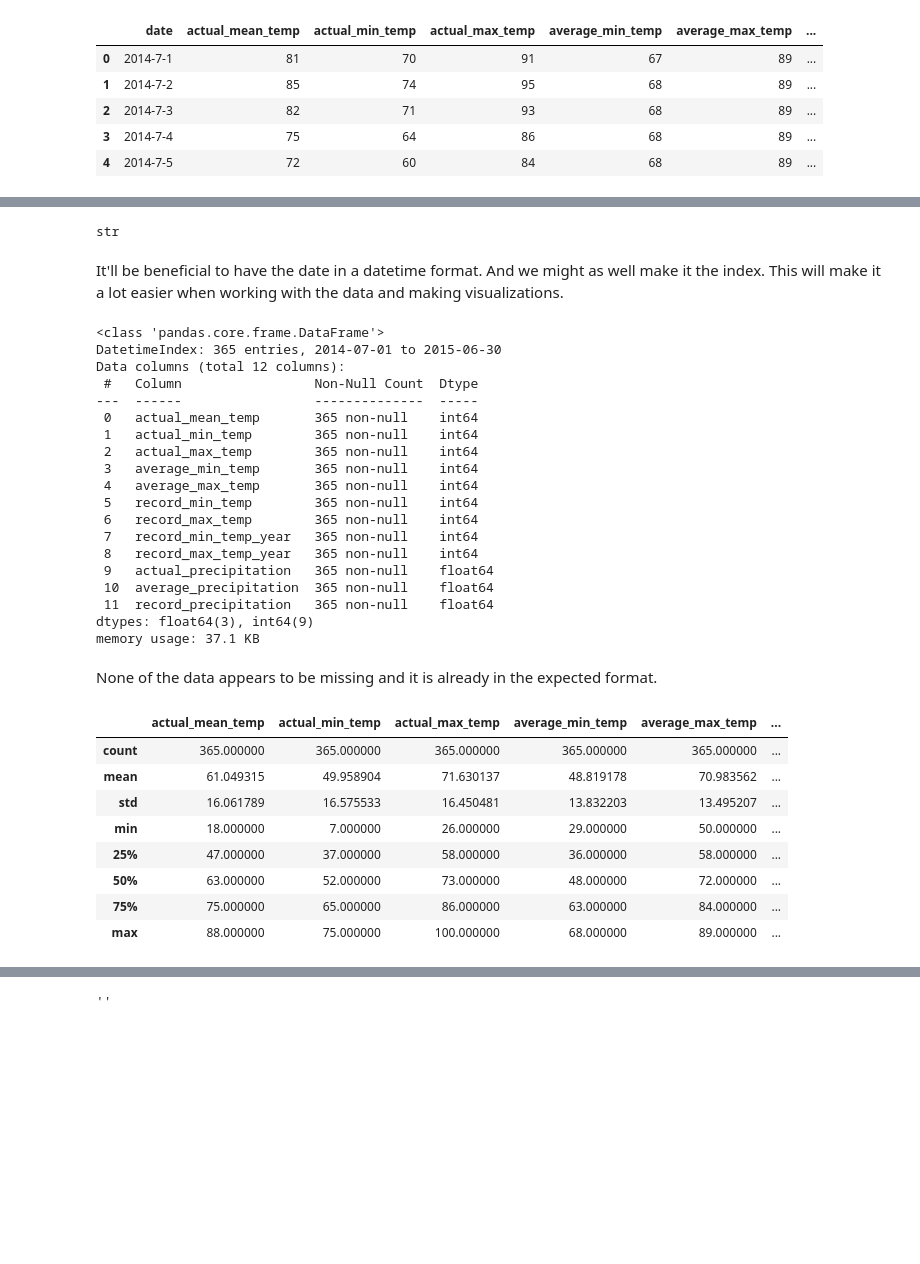
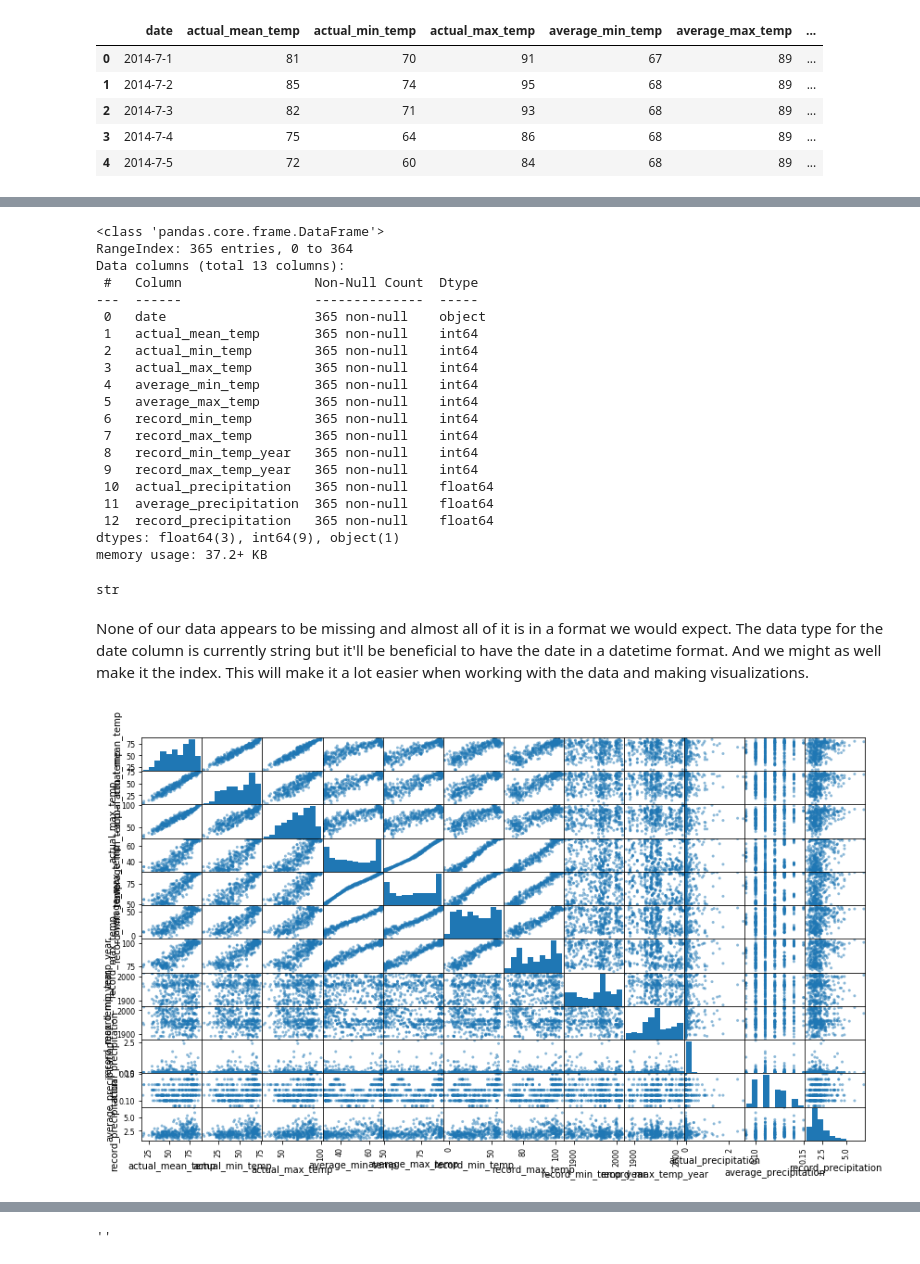
Before and after one commit to sn-ekstrand/weather-data-analysis, a Jupyter notebook: Untitled.ipynb, the cells around one changed output, grey strips where cells are left out. Drawn from its saved outputs; the diff is of its cells as text; code cells hidden in the pictures; blank space fills up the shorter version.

```diff
--- a/Untitled.ipynb
+++ b/Untitled.ipynb
@@ -17,8 +39,31 @@ df_kclt.head()
+# %%
+df_kclt.info()
+# %% [output]
+<class 'pandas.core.frame.DataFrame'>
+RangeIndex: 365 entries, 0 to 364
+Data columns (total 13 columns):
+ #   Column                 Non-Null Count  Dtype
+---  ------                 --------------  -----
+ 0   date                   365 non-null    object
+ 1   actual_mean_temp       365 non-null    int64
+ 2   actual_min_temp        365 non-null    int64
+ 3   actual_max_temp        365 non-null    int64
+ 4   average_min_temp       365 non-null    int64
+ 5   average_max_temp       365 non-null    int64
+ 6   record_min_temp        365 non-null    int64
+ 7   record_max_temp        365 non-null    int64
+ 8   record_min_temp_year   365 non-null    int64
+ 9   record_max_temp_year   365 non-null    int64
+ 10  actual_precipitation   365 non-null    float64
+ 11  average_precipitation  365 non-null    float64
+ 12  record_precipitation   365 non-null    float64
+dtypes: float64(3), int64(9), object(1)
+memory usage: 37.2+ KB
 # %%
 type(df_kclt['date'][0])
 # %% [output]
 str
 # %% [markdown]
-It'll be beneficial to have the date in a datetime format. And we might as well make it the index. This will make it a lot easier when working with the data and making visualizations.
+None of our data appears to be missing and almost all of it is in a format we would expect. The data type for the date column is currently string but it'll be beneficial to have the date in a datetime format. And we might as well make it the index. This will make it a lot easier when working with the data and making visualizations.
 # %%
 df_kclt['date'] = pd.to_datetime(df_kclt['date'])
@@ -43,40 +88,10 @@ df_knyc = make_dataframe('data/KNYC.csv')
 df_kphl = make_dataframe('data/KPHL.csv')
 df_kphx = make_dataframe('data/KPHX.csv')
 df_ksea = make_dataframe('data/KSEA.csv')
-# %%
-df_kclt.info()
-# %% [output]
-<class 'pandas.core.frame.DataFrame'>
-DatetimeIndex: 365 entries, 2014-07-01 to 2015-06-30
-Data columns (total 12 columns):
- #   Column                 Non-Null Count  Dtype
----  ------                 --------------  -----
- 0   actual_mean_temp       365 non-null    int64
- 1   actual_min_temp        365 non-null    int64
- 2   actual_max_temp        365 non-null    int64
- 3   average_min_temp       365 non-null    int64
- 4   average_max_temp       365 non-null    int64
- 5   record_min_temp        365 non-null    int64
- 6   record_max_temp        365 non-null    int64
- 7   record_min_temp_year   365 non-null    int64
- 8   record_max_temp_year   365 non-null    int64
- 9   actual_precipitation   365 non-null    float64
- 10  average_precipitation  365 non-null    float64
- 11  record_precipitation   365 non-null    float64
-dtypes: float64(3), int64(9)
-memory usage: 37.1 KB
-# %% [markdown]
-None of the data appears to be missing and it is already in the expected format.
-# %%
-df_kclt.describe()
-# %% [output]
-|  | actual_mean_temp | actual_min_temp | actual_max_temp | average_min_temp | average_max_temp | ... |
-| count | 365.000000 | 365.000000 | 365.000000 | 365.000000 | 365.000000 | ... |
-| mean | 61.049315 | 49.958904 | 71.630137 | 48.819178 | 70.983562 | ... |
-| std | 16.061789 | 16.575533 | 16.450481 | 13.832203 | 13.495207 | ... |
-| min | 18.000000 | 7.000000 | 26.000000 | 29.000000 | 50.000000 | ... |
-| 25% | 47.000000 | 37.000000 | 58.000000 | 36.000000 | 58.000000 | ... |
-| 50% | 63.000000 | 52.000000 | 73.000000 | 48.000000 | 72.000000 | ... |
-| 75% | 75.000000 | 65.000000 | 86.000000 | 63.000000 | 84.000000 | ... |
-| max | 88.000000 | 75.000000 | 100.000000 | 68.000000 | 89.000000 | ... |
+# %%
+# let's do a quick and rough scatter matrix visualization to see if anything pops out
+pd.plotting.scatter_matrix(df_kclt.loc[:,:],
+                           figsize=(14,8));
+# %% [output]
+[figure, added]
 # %%
```
Also changed, not shown: parts of 13 cells of this notebook.
